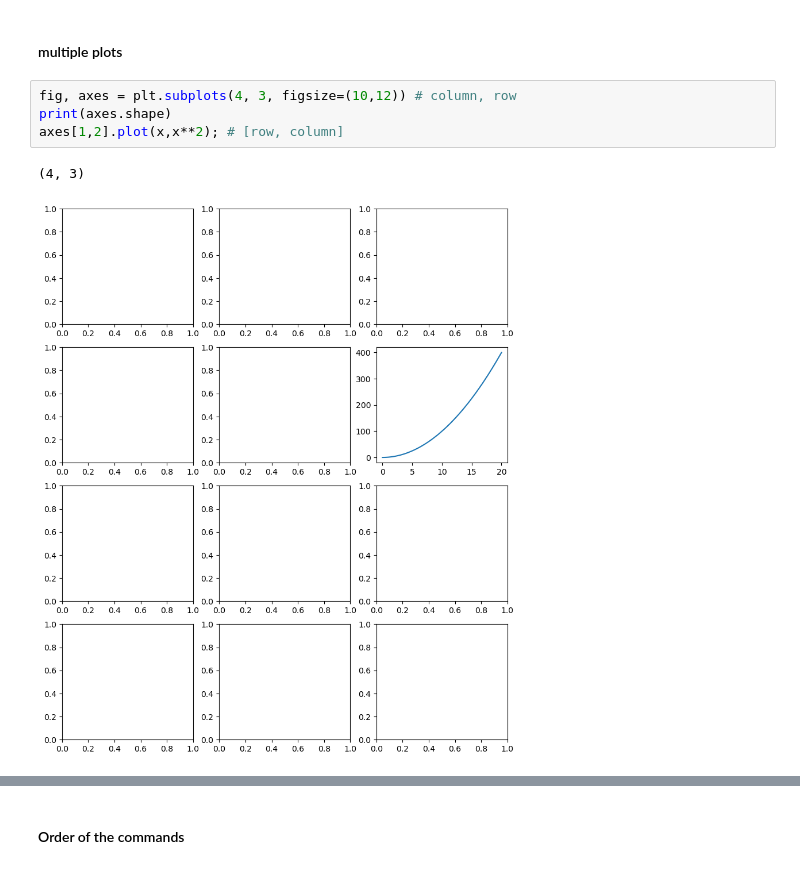
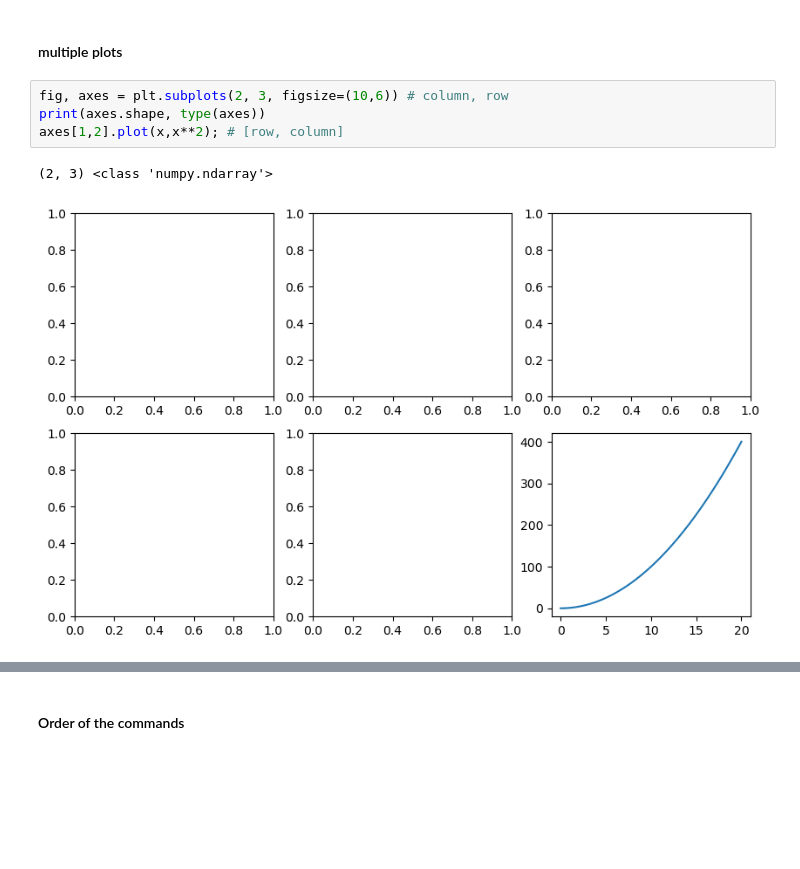
Before and after one commit to Morisset/Python-lectures-Notebooks, a Jupyter notebook: Notebooks/intro_Matplotlib.ipynb, the cells around one changed output, grey strips where cells are left out. Drawn from its saved outputs; the diff is of its cells as text; blank space fills up the shorter version.

```diff
--- a/Notebooks/intro_Matplotlib.ipynb
+++ b/Notebooks/intro_Matplotlib.ipynb
@@ -196,12 +167,12 @@ cb.set_label('Unit');
 # %% [markdown]
 #### multiple plots
 # %%
-fig, axes = plt.subplots(4, 3, figsize=(10,12)) # column, row
-print(axes.shape)
+fig, axes = plt.subplots(2, 3, figsize=(10,6)) # column, row
+print(axes.shape, type(axes))
 axes[1,2].plot(x,x**2); # [row, column]
 # %% [output]
-(4, 3)
+(2, 3) <class 'numpy.ndarray'>
-[figure, old version]
+[figure, new version]
 # %%
 x = np.linspace(0, 20, 100)
 y1 = np.sin(x)
```
Also changed, not shown: parts of 59 cells of this notebook.
